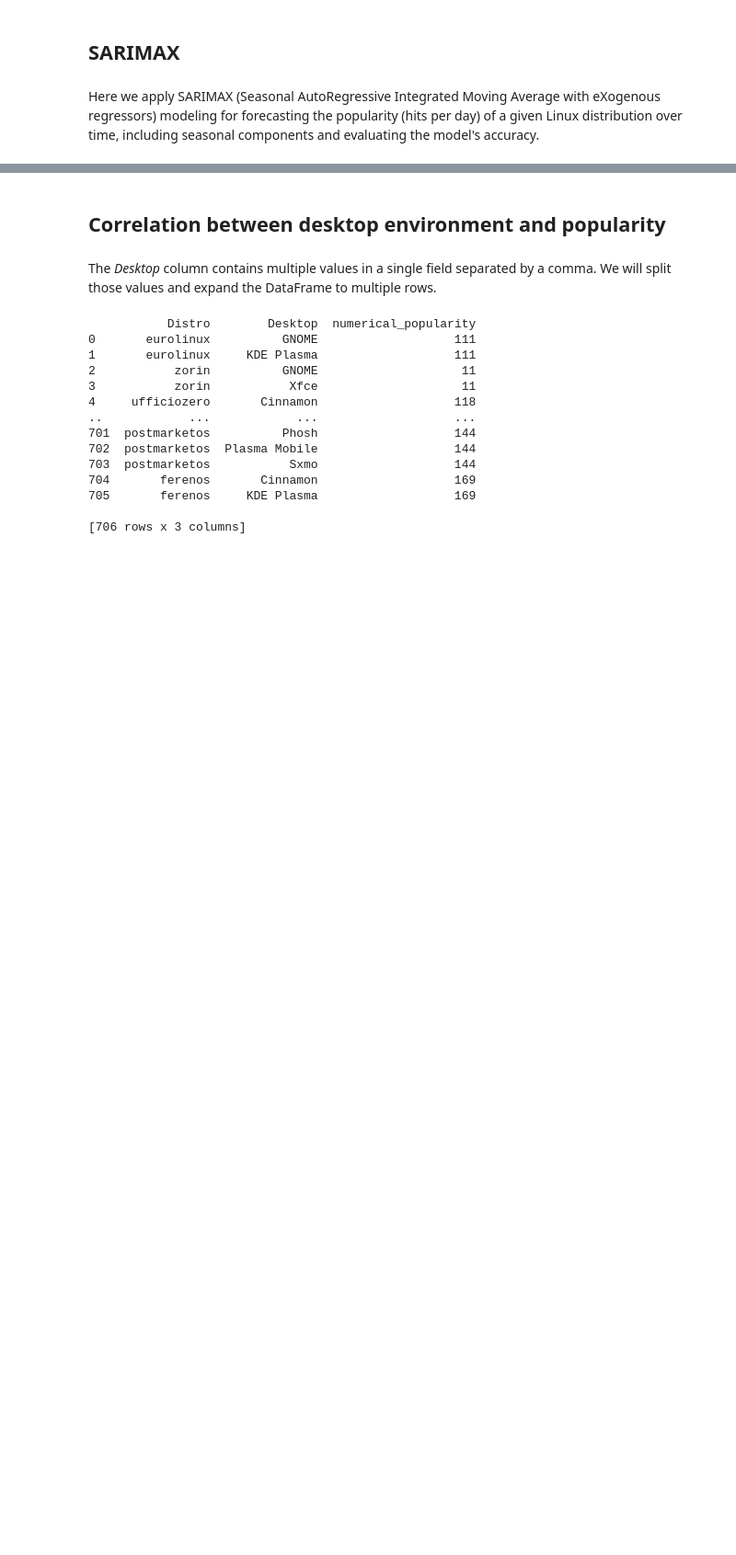
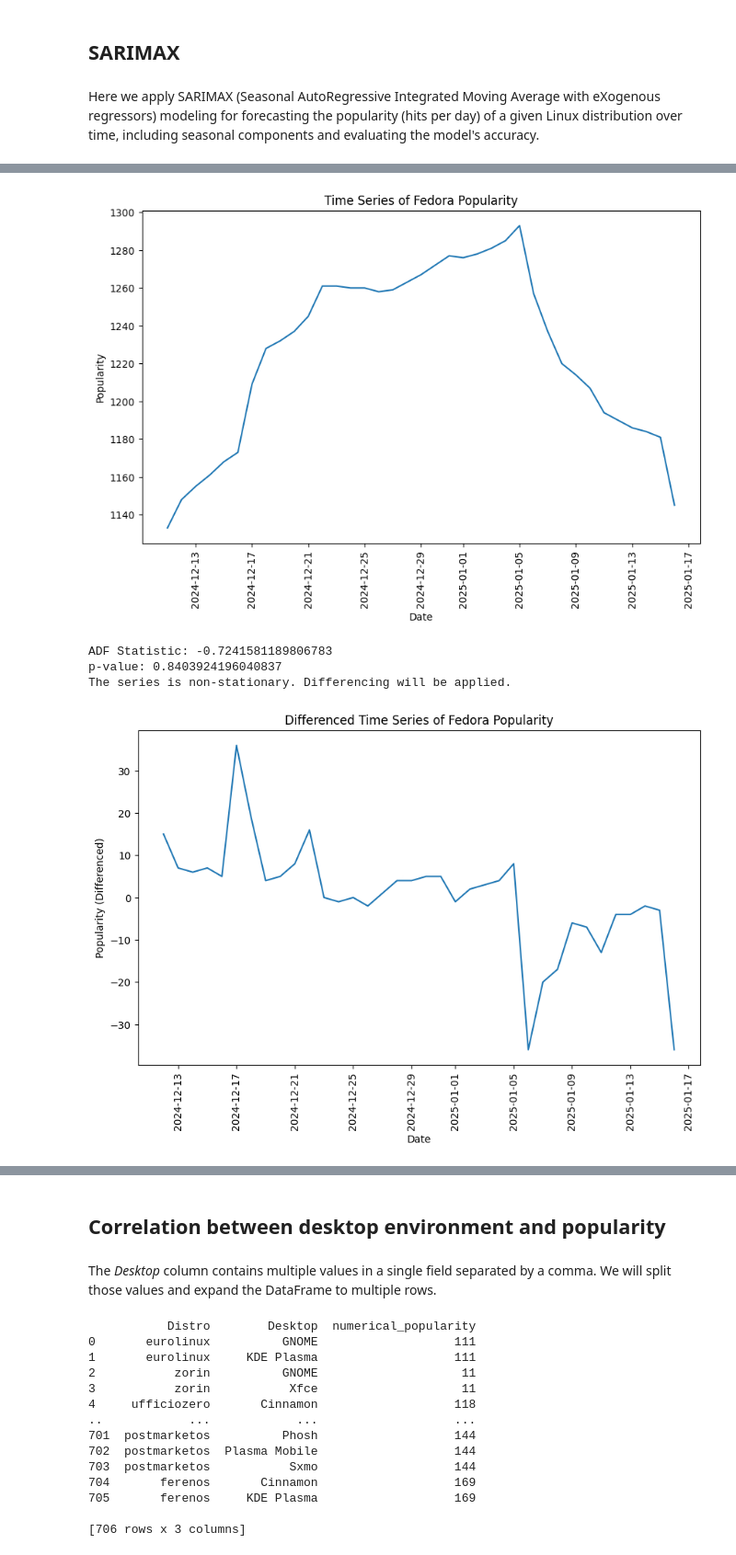
Before and after one commit to apavazza/linux-distros, a Jupyter notebook: linux_distros.ipynb, the cells around one changed output, grey strips where cells are left out. Shown at 92% size. Drawn from its saved outputs; the diff is of its cells as text; code cells hidden in the pictures; blank space fills up the shorter version.

```diff
--- a/linux_distros.ipynb
+++ b/linux_distros.ipynb
@@ -551,27 +602,11 @@ Here we apply SARIMAX (Seasonal AutoRegressive Integrated Moving Average with eX
 from statsmodels.tsa.statespace.sarimax import SARIMAX
 from datetime import datetime, timedelta
 from statsmodels.tsa.stattools import adfuller  # To check stationarity
+import warnings
+warnings.filterwarnings('ignore') # Ignore warnings about too few observations
 
 def run_sarimax(distro_name):
-    first_date = datetime(2024, 12, 11)
-
-    # Create an empty DataFrame to store the data for time series analysis
-    sarimax_data = pd.DataFrame(columns=['date', 'hpd'])
-
-    # Loop through each DataFrame in dfs to extract 'hpd_1m' for the given distro
-    for i, df in enumerate(dfs):
-        row = df[df['distro_name'] == distro_name]
-        # Add a new row with date and the 'hpd_1m' value for the selected distro
-        sarimax_data.loc[len(sarimax_data)] = [first_date + timedelta(days=i), row['hpd_1m'].iloc[0]]
-
-    # Convert the 'date' column to datetime
-    sarimax_data['date'] = pd.to_datetime(sarimax_data['date'])
-
-    # Set the 'date' column as the index of the DataFrame
-    sarimax_data.set_index('date', inplace=True)
-
-    # Explicitly set the frequency to daily (D) for the datetime index
-    sarimax_data.index = pd.DatetimeIndex(sarimax_data.index, freq='D')
+    sarimax_data = format_arima_data(distro_name)
 
     # Now, 'sarimax_data' should have the correct date index and 'hpd' values.
     # Plot the time series
@@ -613,7 +648,7 @@ def run_sarimax(distro_name):
     # We choose (p, d, q) and (P, D, Q) parameters.
     sarimax_model = SARIMAX(train_data,
                     order=(1, 1, 1),  # Non-seasonal order (p, d, q)
-                    seasonal_order=(1, 1, 1, 12),  # Seasonal order (P, D, Q, s)
+                    seasonal_order=(1, 1, 1, 21),  # Seasonal order (P, D, Q, s)
                     enforce_stationarity=False,  # Don't enforce stationarity constraints
                     enforce_invertibility=False)  # Don't enforce invertibility constraints
 
@@ -678,0 +687,8 @@ Mean Squared Error: 5.944603731873819
+# %%
+run_sarimax('Fedora')
+# %% [output]
+[figure, added]
+ADF Statistic: -0.7241581189806783
+p-value: 0.8403924196040837
+The series is non-stationary. Differencing will be applied.
+[figure, added]
```
Also changed, not shown: parts of 15 cells of this notebook, 1 other file.
